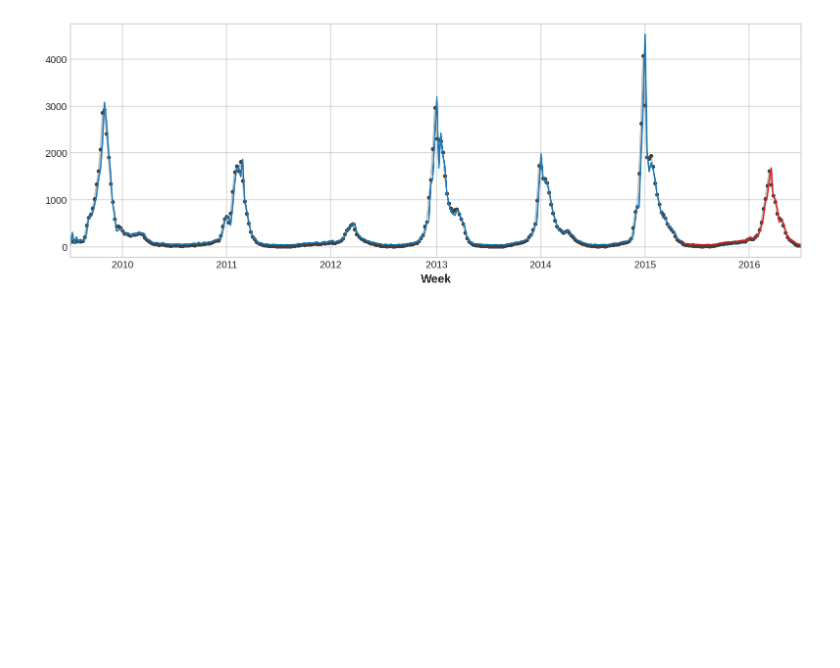
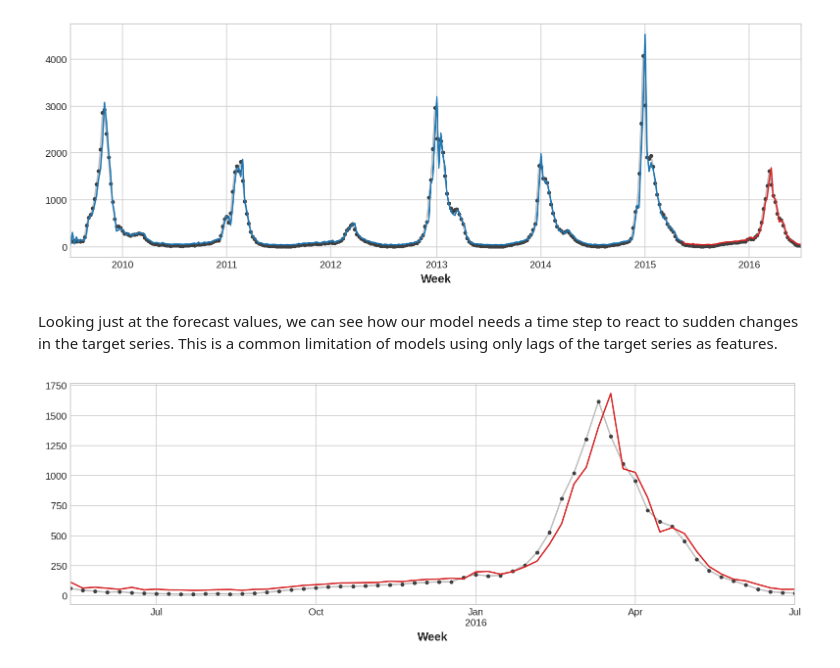
Before and after one commit to babakpst/Machine_Learning, a Jupyter notebook: MyPracticeCodes/time_series_flu.ipynb, the cells around one changed output. Drawn from its saved outputs; the diff is of its cells as text; code cells hidden in the pictures; blank space fills up the shorter version.

```diff
--- a/MyPracticeCodes/time_series_flu.ipynb
+++ b/MyPracticeCodes/time_series_flu.ipynb
@@ -194,3 +194,11 @@ ax = y_pred.plot(ax=ax)
 _ = y_fore.plot(ax=ax, color='C3')
 # %% [output]
 [figure]
+# %% [markdown]
+Looking just at the forecast values, we can see how our model needs a time step to react to sudden changes in the target series. This is a common limitation of models using only lags of the target series as features.
+# %%
+# Just plotting the forecast part
+ax = y_test.plot(**plot_params)
+_ = y_fore.plot(ax=ax, color='C3')
+# %% [output]
+[figure, added]
```
Also changed, not shown: parts of 5 cells of this notebook, 5 other files.
